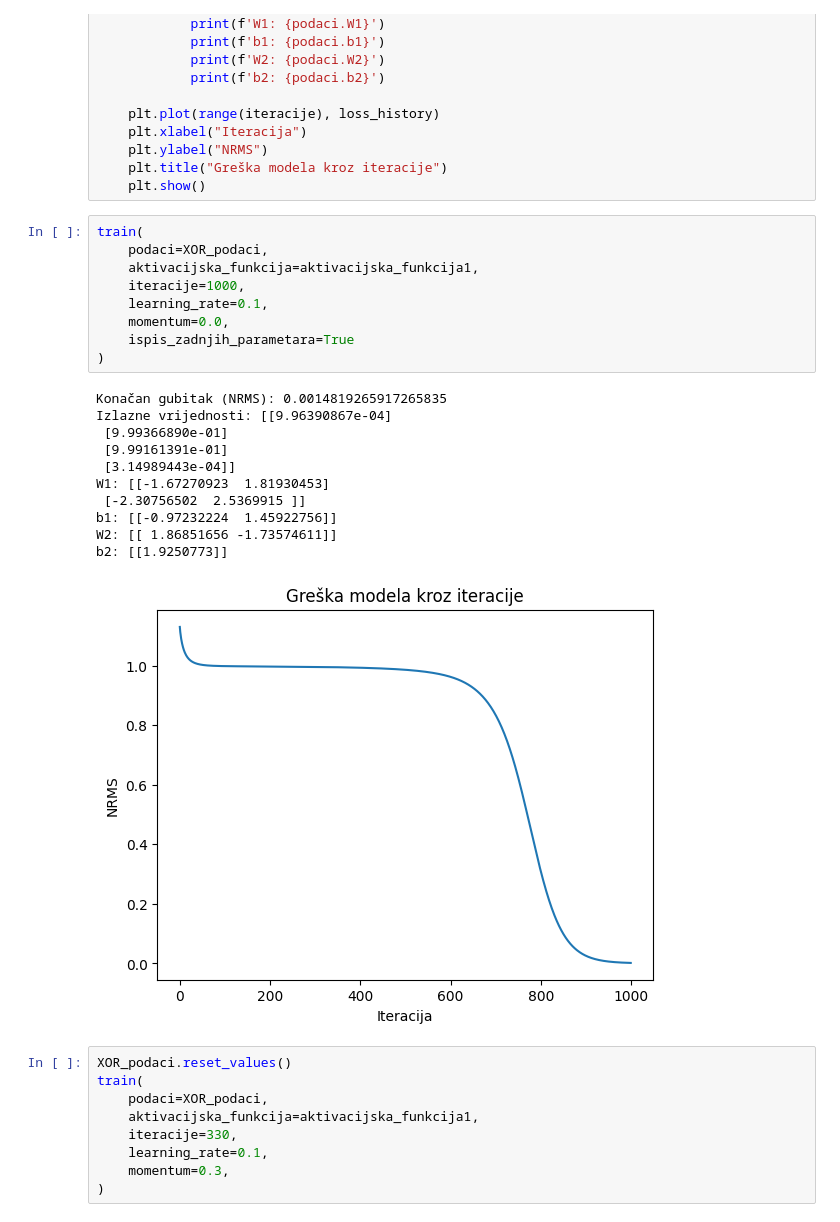
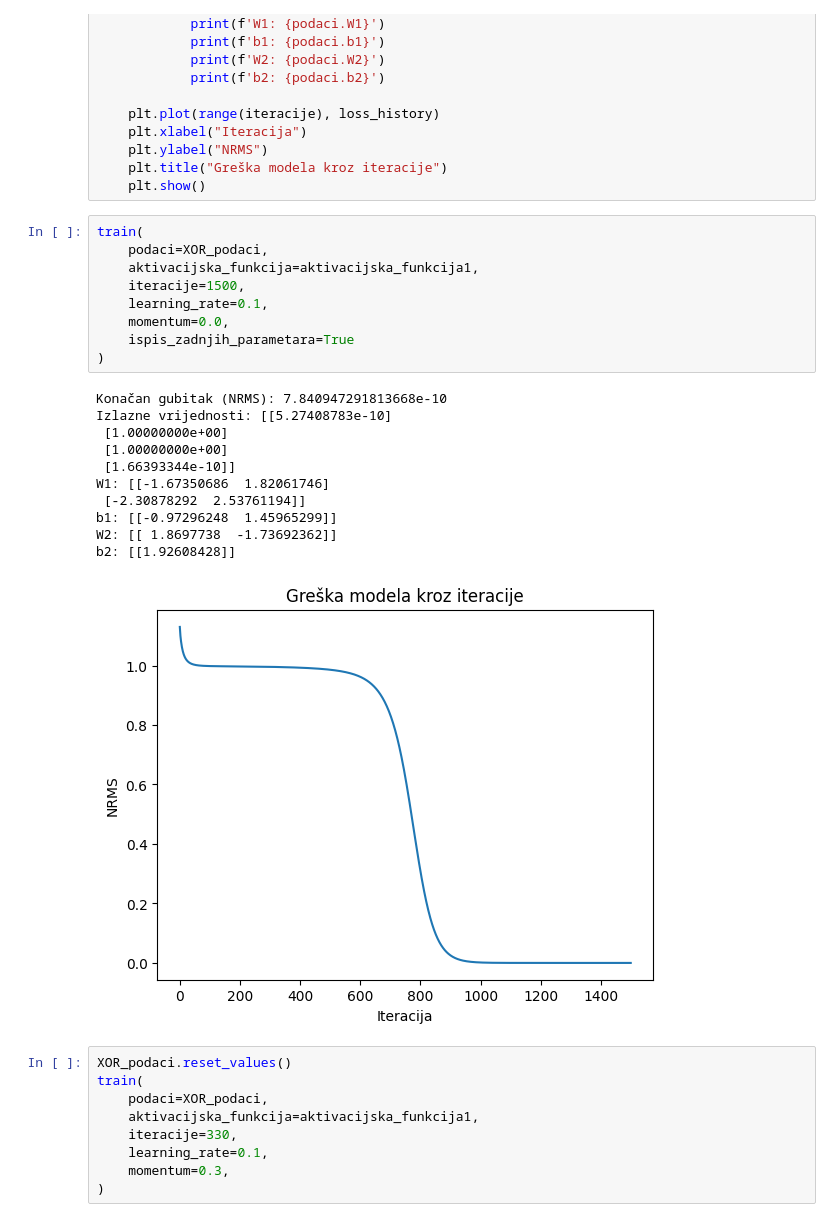
Before and after one commit to 99vik/neuronske-mreze-zadatak, a Jupyter notebook: prilagoden_zadatak.ipynb, the cells around one changed output. Cells and saved outputs as stored; diff of their text form.

```diff
--- a/prilagoden_zadatak.ipynb
+++ b/prilagoden_zadatak.ipynb
@@ -167,24 +167,24 @@ def train(podaci, iteracije, learning_rate, momentum, aktivacijska_funkcija, isp
 # %%
 train(
     podaci=XOR_podaci,
     aktivacijska_funkcija=aktivacijska_funkcija1,
-    iteracije=1000,
+    iteracije=1500,
     learning_rate=0.1,
     momentum=0.0,
     ispis_zadnjih_parametara=True
 )
 # %% [output]
-Konačan gubitak (NRMS): 0.0014819265917265835
-Izlazne vrijednosti: [[9.96390867e-04]
- [9.99366890e-01]
- [9.99161391e-01]
- [3.14989443e-04]]
-W1: [[-1.67270923  1.81930453]
- [-2.30756502  2.5369915 ]]
-b1: [[-0.97232224  1.45922756]]
-W2: [[ 1.86851656 -1.73574611]]
-b2: [[1.9250773]]
+Konačan gubitak (NRMS): 7.840947291813668e-10
+Izlazne vrijednosti: [[5.27408783e-10]
+ [1.00000000e+00]
+ [1.00000000e+00]
+ [1.66393344e-10]]
+W1: [[-1.67350686  1.82061746]
+ [-2.30878292  2.53761194]]
+b1: [[-0.97296248  1.45965299]]
+W2: [[ 1.8697738  -1.73692362]]
+b2: [[1.92608428]]
-[figure, old version]
+[figure, new version]
 # %%
 XOR_podaci.reset_values()
 train(
```
